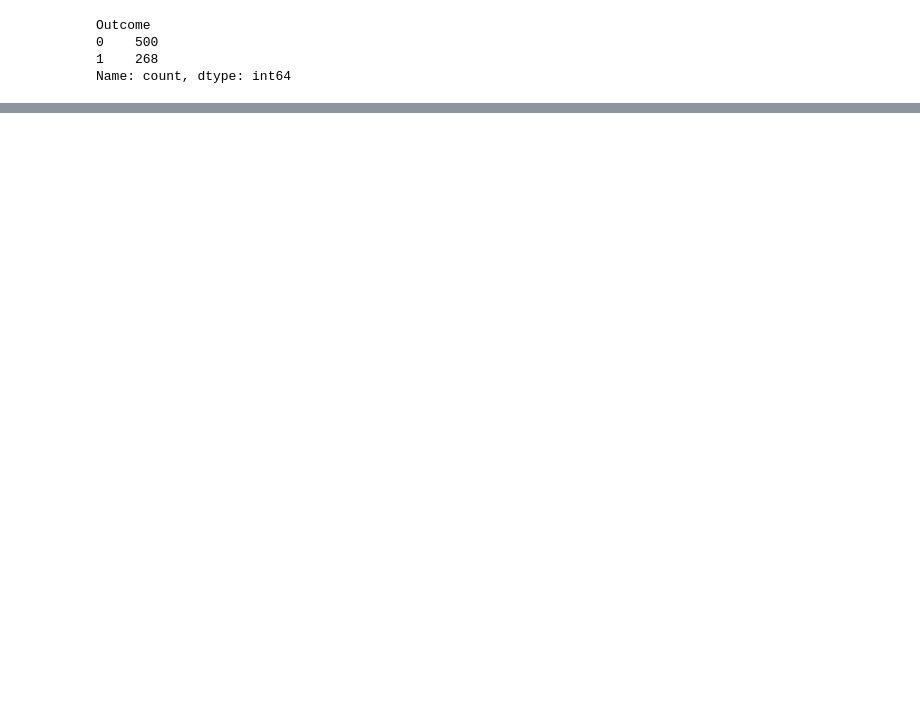
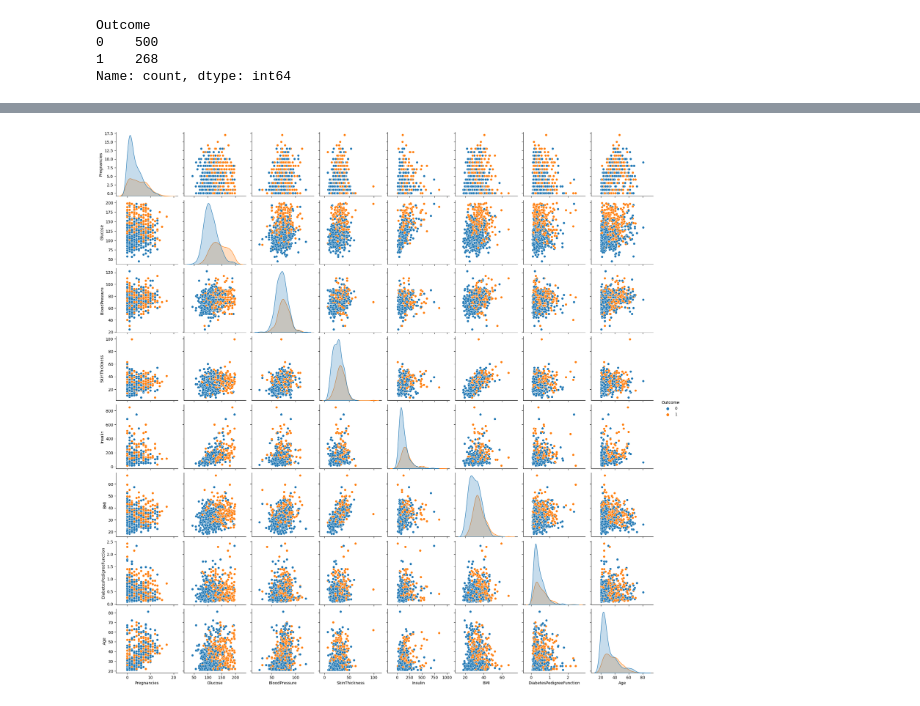
Before and after one commit to najnin26/Data-Mining, a Jupyter notebook: Plots and Standardization.ipynb, the cells around one changed output, grey strips where cells are left out. Drawn from its saved outputs; the diff is of its cells as text; code cells hidden in the pictures; blank space fills up the shorter version.

```diff
--- a/Plots and Standardization.ipynb
+++ b/Plots and Standardization.ipynb
@@ -275,0 +70,6 @@ df.head()
+# %%
+# Pairplot to visualize pairwise relationships
+sns.pairplot(df, hue='Outcome')
+plt.show()
+# %% [output]
+[figure, added]
```
Also changed, not shown: parts of 46 cells of this notebook.
